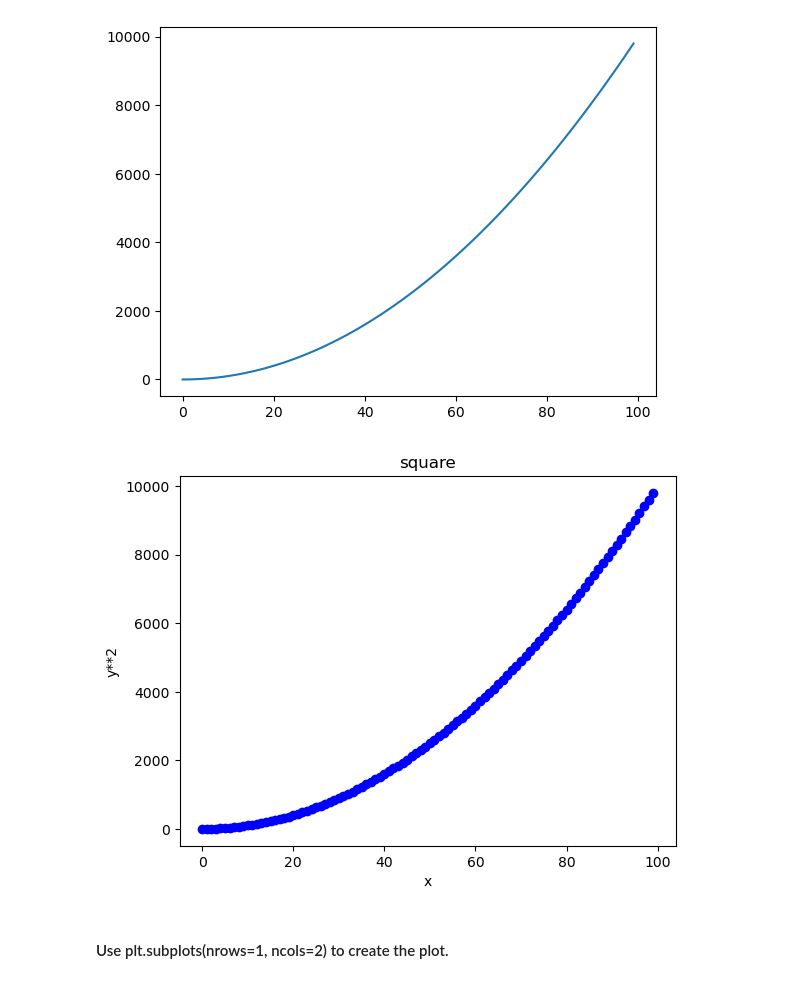
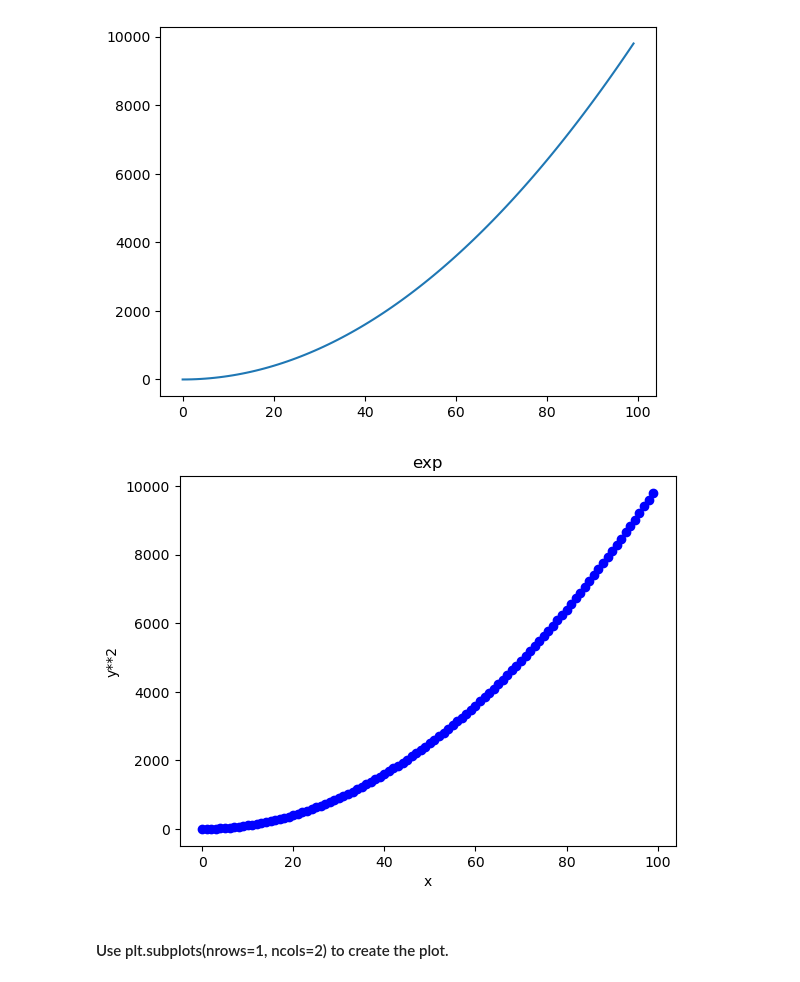
Before and after one commit to JeremDasilva/lab-matplotlib-seaborn, a Jupyter notebook: your-code/main.ipynb, the cells around one changed output. Drawn from its saved outputs; the diff is of its cells as text; code cells hidden in the pictures.

```diff
--- a/your-code/main.ipynb
+++ b/your-code/main.ipynb
@@ -39,11 +39,11 @@ plt.show()
 # %%
 plt.plot(x, z, 'bo')
 plt.ylabel("y**2")
 plt.xlabel("x")
-plt.title('square')
+plt.title('exp')
 plt.show()
 # %% [output]
-[figure, old version]
+[figure, new version]
 # %% [markdown]
 #### Use plt.subplots(nrows=1, ncols=2) to create the plot.
 # %%
```
Also changed, not shown: parts of 5 cells of this notebook.
